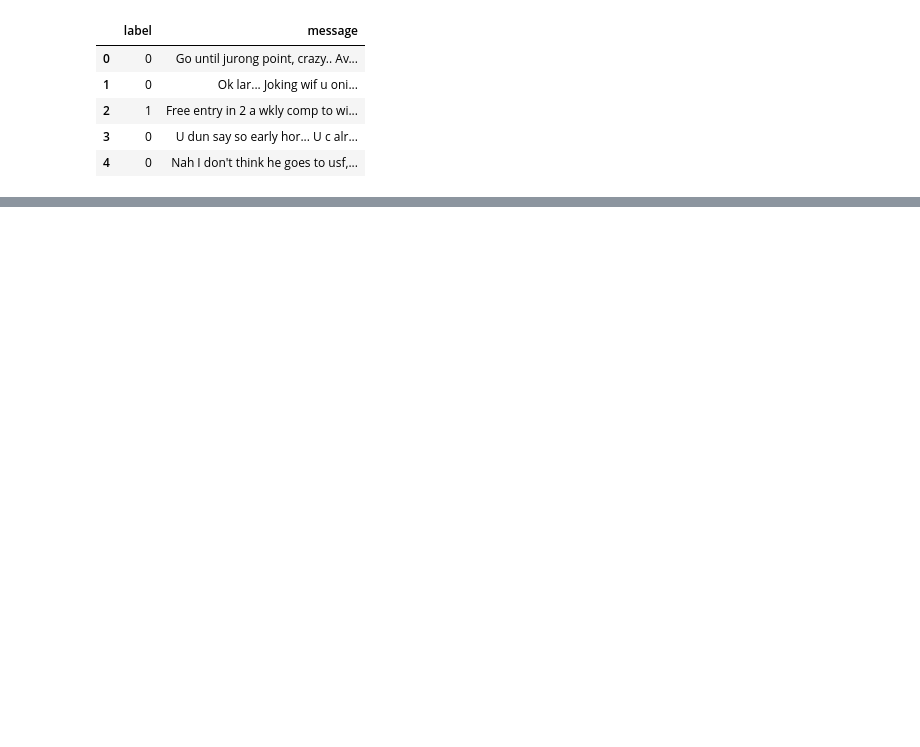
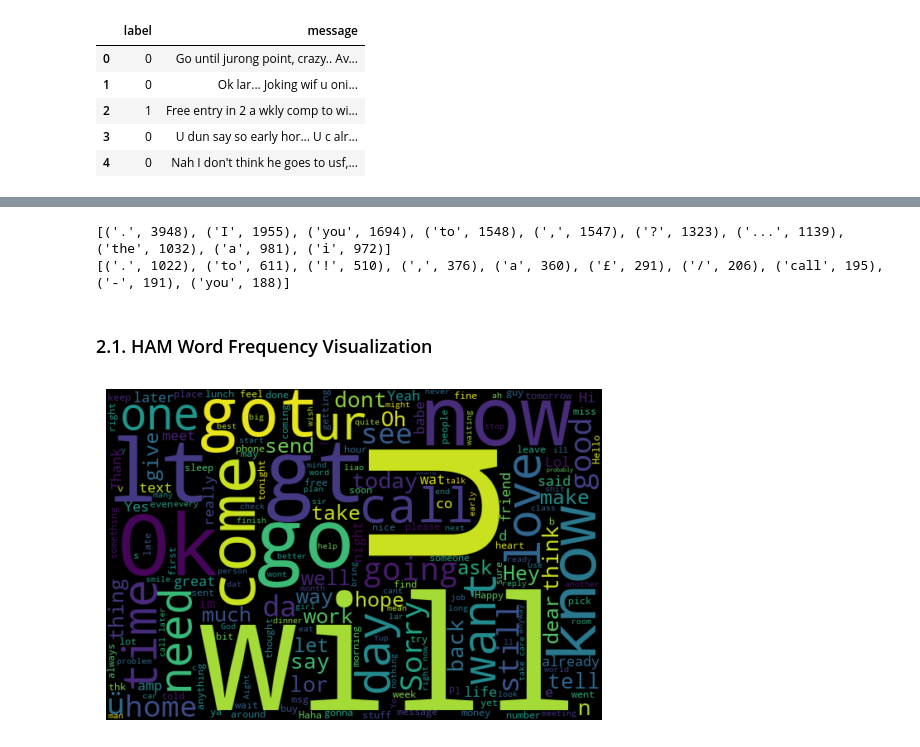
Before and after one commit to Akshay-Rajesh/Spam-text-classifier, a Jupyter notebook: data_understanding.ipynb, the cells around one changed output, grey strips where cells are left out. Cells and saved outputs as stored; diff of their text form; code cells hidden in the pictures; blank space fills up the shorter version.

```diff
--- a/data_understanding.ipynb
+++ b/data_understanding.ipynb
@@ -19,0 +61,13 @@ df.head(5)
+# %%
+import spacy
+
+# Load spacy model
+nlp = spacy.load("en_core_web_sm")
+
+# tokenization function using spacy model
+def spacy_tokenizer(text):
+    doc = nlp(text)
+    return [token.text for token in doc]
+# %%
+df['tokenized_text'] = df['message'].apply(spacy_tokenizer)
+df['word_count'] = df['tokenized_text'].apply(len)
@@ -19,0 +90,20 @@ df.head(5)
+# %%
+from collections import Counter
+ham_words = Counter([word for tokens in df[df['label']==0]['tokenized_text'] for word in tokens])
+spam_words = Counter([word for tokens in df[df['label']==1]['tokenized_text'] for word in tokens])
+print(ham_words.most_common(10))
+print(spam_words.most_common(10))
+# %% [output]
+[('.', 3948), ('I', 1955), ('you', 1694), ('to', 1548), (',', 1547), ('?', 1323), ('...', 1139), ('the', 1032), ('a', 981), ('i', 972)]
+[('.', 1022), ('to', 611), ('!', 510), (',', 376), ('a', 360), ('£', 291), ('/', 206), ('call', 195), ('-', 191), ('you', 188)]
+# %% [markdown]
+### 2.1. HAM Word Frequency Visualization
+# %%
+
+from wordcloud import WordCloud
+ham_cloud = WordCloud(width=600, height=400).generate(" ".join(df[df['label'] == 0]['message']))
+plt.imshow(ham_cloud, interpolation='bilinear')
+plt.axis('off')
+plt.show()
+# %% [output]
+[figure, added]
```
Also changed, not shown: parts of 15 cells of this notebook.
